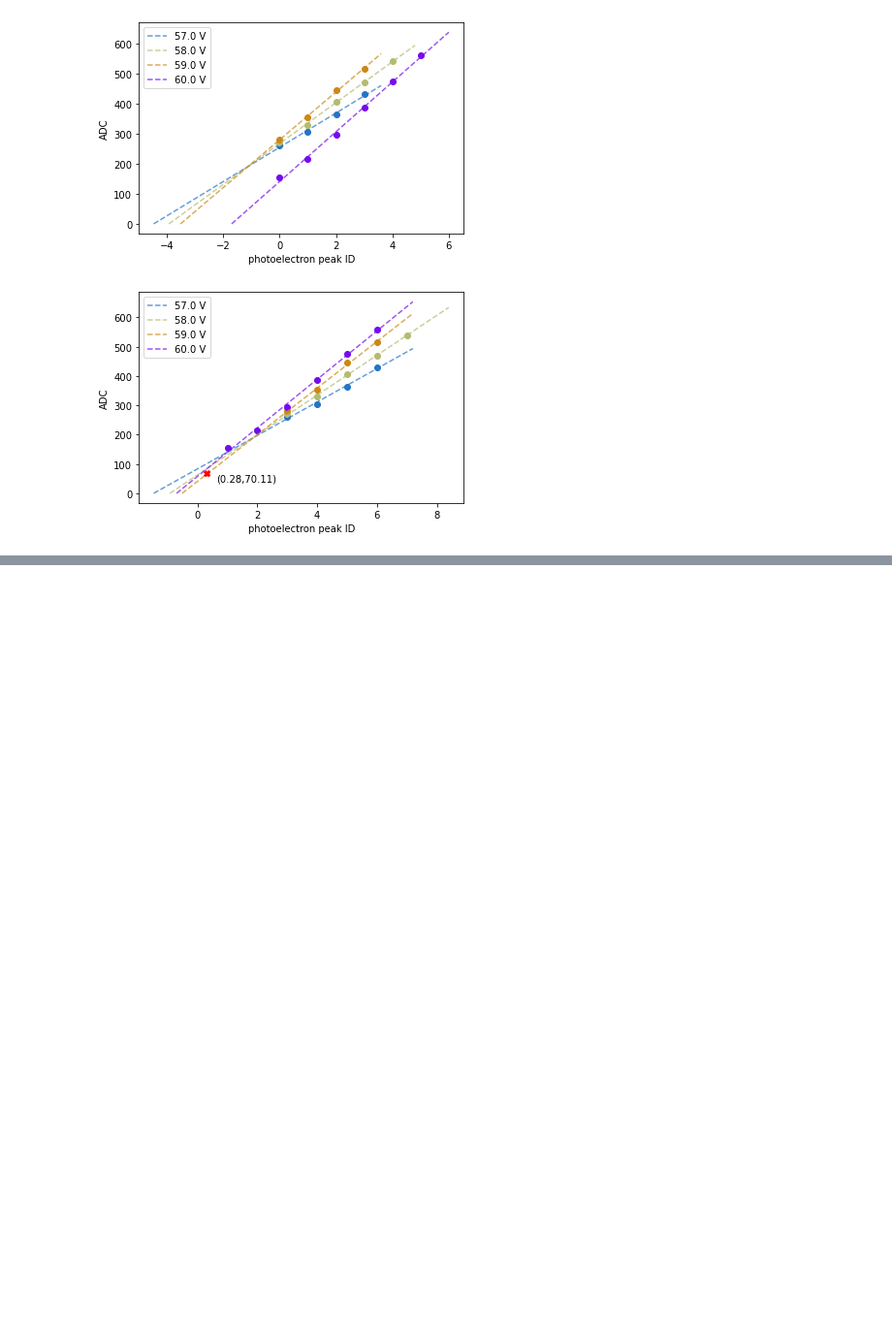
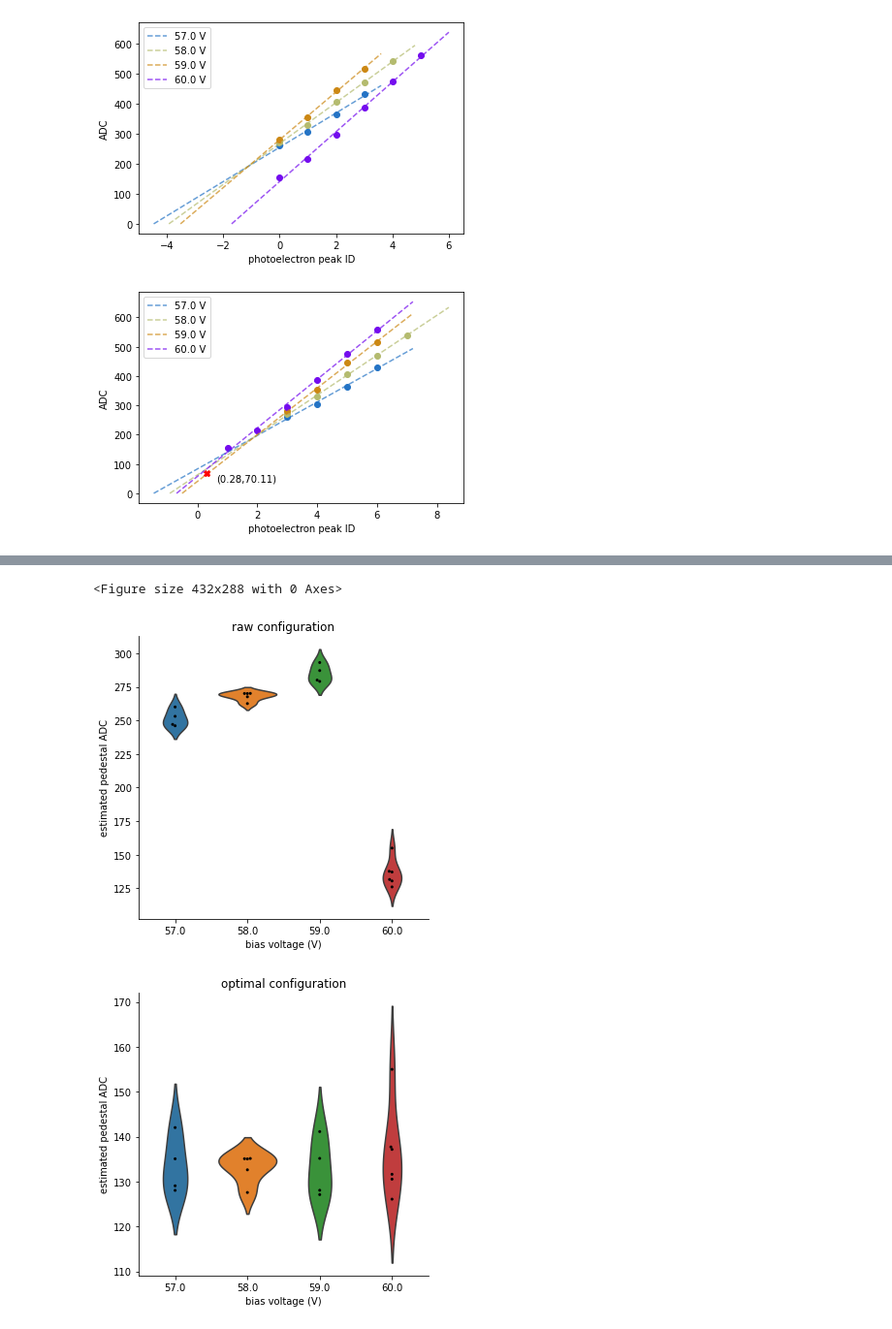
Before and after one commit to kaikai581/t2k-mppc-daq, a Jupyter notebook: notebooks/robust_peak_numbering.ipynb, the cells around one changed output, grey strips where cells are left out. Shown: that part at 97% size. Drawn from its saved outputs; the diff is of its cells as text; code cells hidden in the pictures; blank space fills up the shorter version.

```diff
--- a/notebooks/robust_peak_numbering.ipynb
+++ b/notebooks/robust_peak_numbering.ipynb
@@ -89,0 +129,10 @@ We can visualize the ADC as a function of PE and bias voltage with $\beta=8$, $V
+# %%
+import peak_numbering
+
+my_pn = peak_numbering.fitting_algorithm(data_files, 1, ch=0)
+my_pn.fit_peak_numbering(shift_limit=4)
+my_pn.plot_gamma_spread()
+# %% [output]
+<Figure size 432x288 with 0 Axes>
+[figure, added]
+[figure, added]
```
Also changed, not shown: parts of 8 cells of this notebook, 3 other files.
